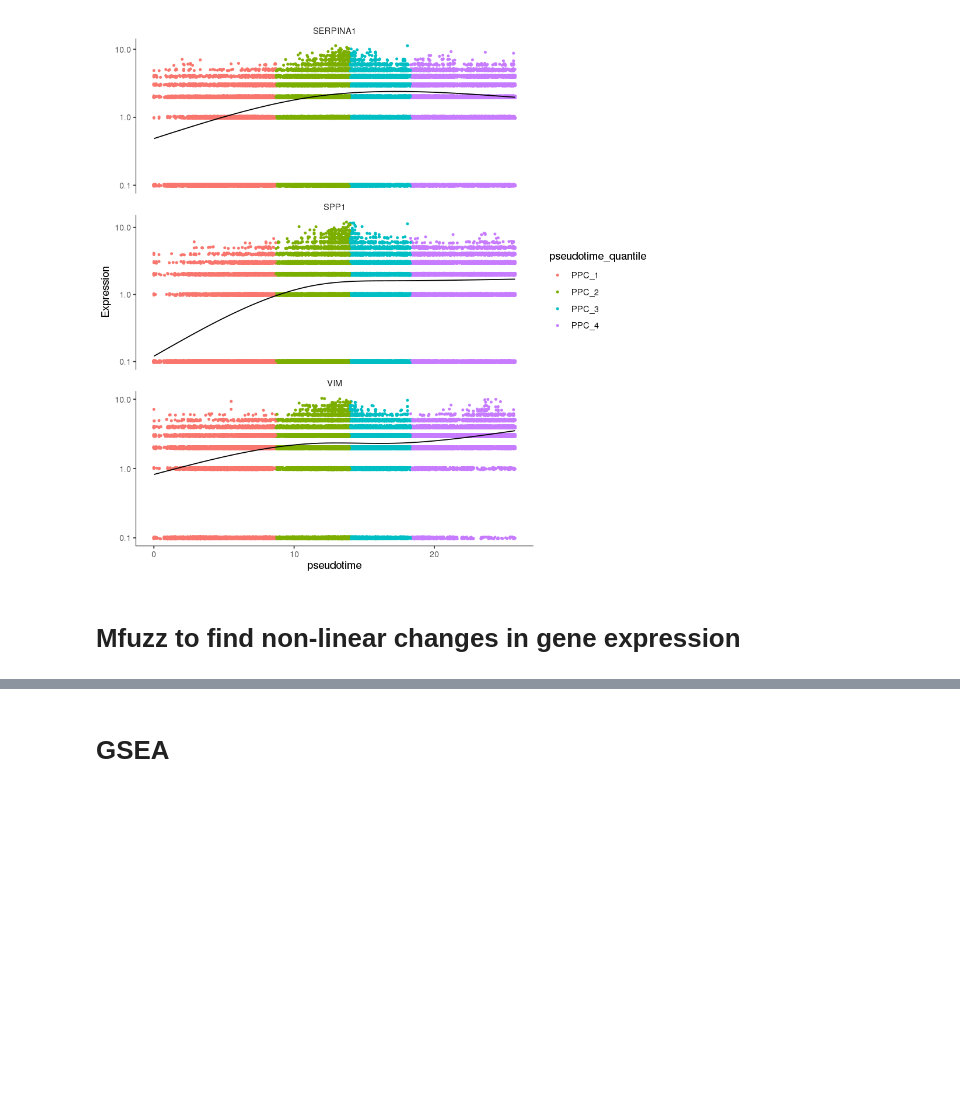
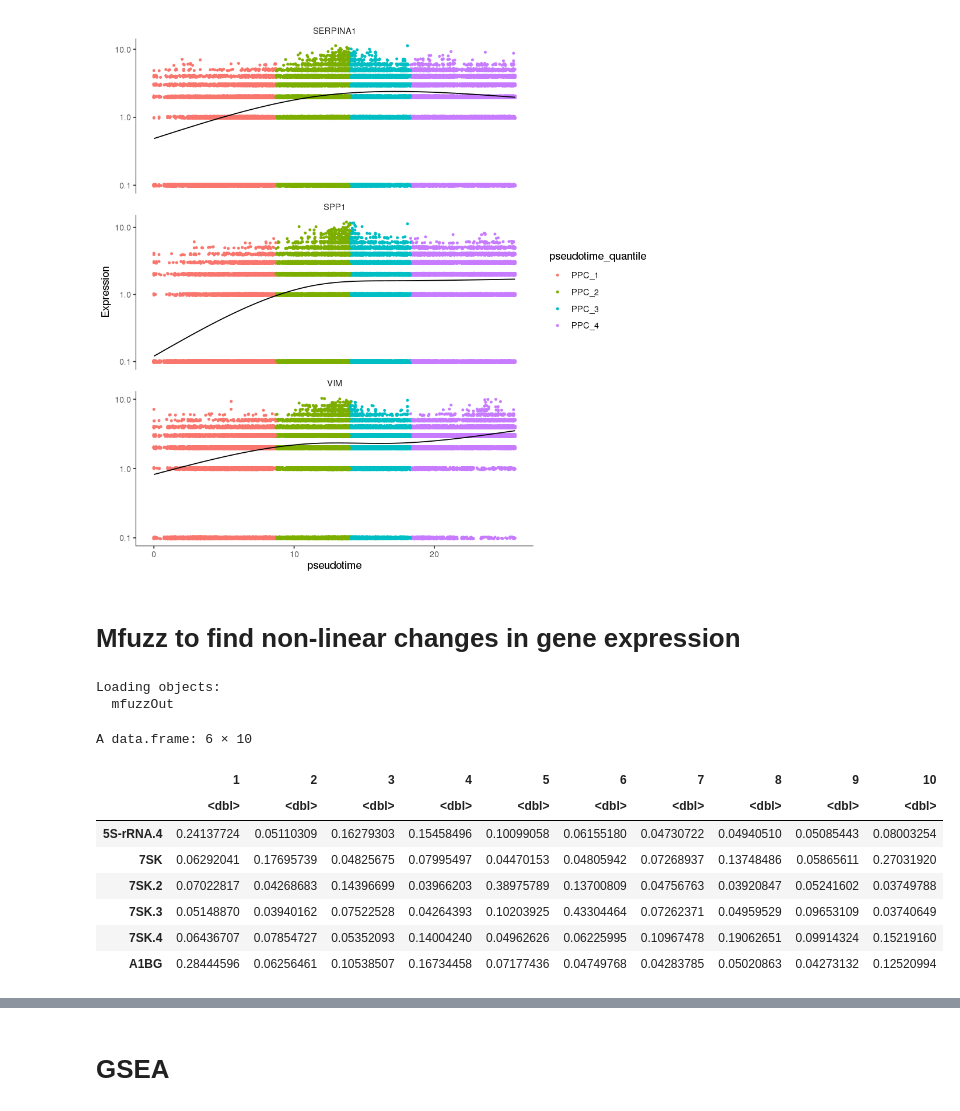
Before and after one commit to mkrdonovan/pancreatic_progenitor_singlecell, a Jupyter notebook: 0.6_PPC_GO_analysis.ipynb, the cells around one changed output, grey strips where cells are left out. Saved outputs shown, nothing was run; the diff lists cells and outputs as text; code cells hidden in the pictures; blank space fills up the shorter version.

```diff
--- a/0.6_PPC_GO_analysis.ipynb
+++ b/0.6_PPC_GO_analysis.ipynb
@@ -434,2 +451,5 @@ write.table(expressionBinned2model2mfuzz, "/projects/PPC/analysis/ppc_pilot/data
 # %%
-# load("/frazer01/home/jennifer/references/PPCs/mfuzz/out.robj", verbose = T)
+load("/frazer01/home/jennifer/references/PPCs/mfuzz/out_4timepoints_10clusters.robj", verbose = T)
+# %% [output]
+Loading objects:
+  mfuzzOut
@@ -437,0 +456,12 @@ write.table(expressionBinned2model2mfuzz, "/projects/PPC/analysis/ppc_pilot/data
+# %%
+head(as.data.frame(mfuzzOut$membership))
+# %% [output]
+A data.frame: 6 × 10
+|  | 1 | 2 | 3 | 4 | 5 | 6 | 7 | 8 | 9 | 10 |
+|  | <dbl> | <dbl> | <dbl> | <dbl> | <dbl> | <dbl> | <dbl> | <dbl> | <dbl> | <dbl> |
+| 5S-rRNA.4 | 0.24137724 | 0.05110309 | 0.16279303 | 0.15458496 | 0.10099058 | 0.06155180 | 0.04730722 | 0.04940510 | 0.05085443 | 0.08003254 |
+| 7SK | 0.06292041 | 0.17695739 | 0.04825675 | 0.07995497 | 0.04470153 | 0.04805942 | 0.07268937 | 0.13748486 | 0.05865611 | 0.27031920 |
+| 7SK.2 | 0.07022817 | 0.04268683 | 0.14396699 | 0.03966203 | 0.38975789 | 0.13700809 | 0.04756763 | 0.03920847 | 0.05241602 | 0.03749788 |
+| 7SK.3 | 0.05148870 | 0.03940162 | 0.07522528 | 0.04264393 | 0.10203925 | 0.43304464 | 0.07262371 | 0.04959529 | 0.09653109 | 0.03740649 |
+| 7SK.4 | 0.06436707 | 0.07854727 | 0.05352093 | 0.14004240 | 0.04962626 | 0.06225995 | 0.10967478 | 0.19062651 | 0.09914324 | 0.15219160 |
+| A1BG | 0.28444596 | 0.06256461 | 0.10538507 | 0.16734458 | 0.07177436 | 0.04749768 | 0.04283785 | 0.05020863 | 0.04273132 | 0.12520994 |
```
Also changed, not shown: parts of 24 cells of this notebook, 4 other files.
